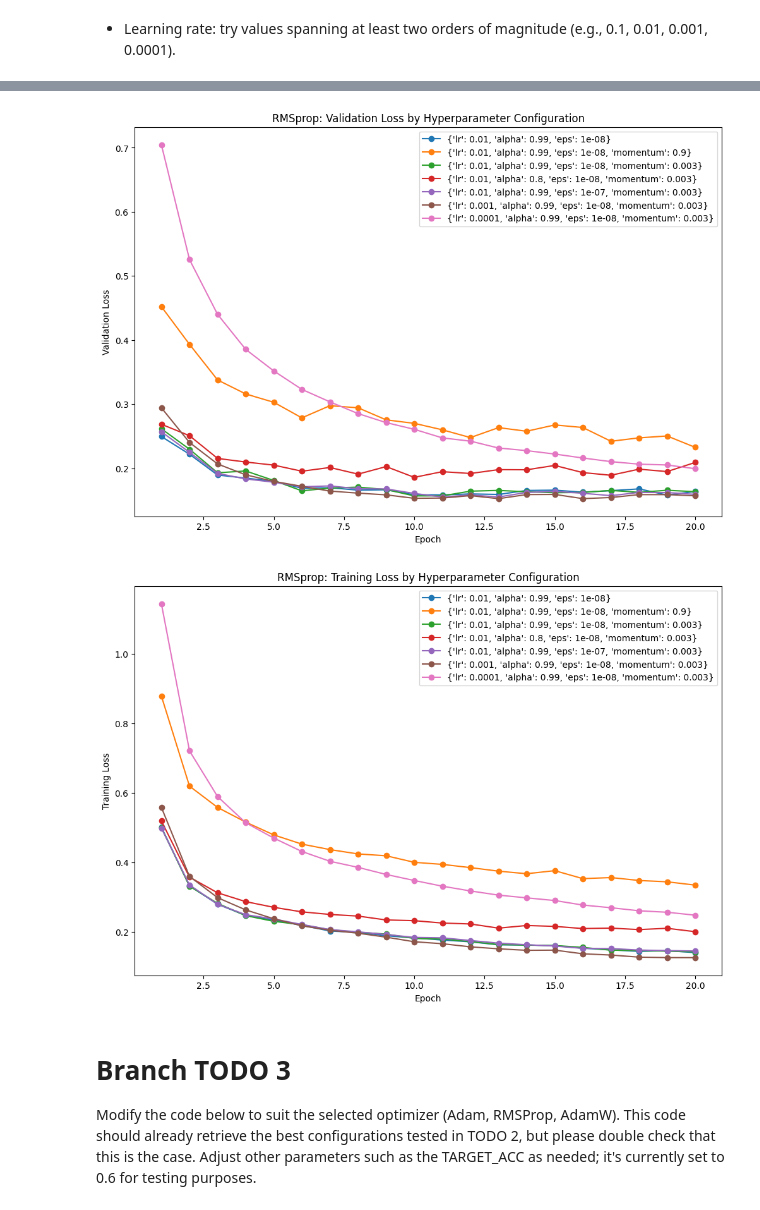
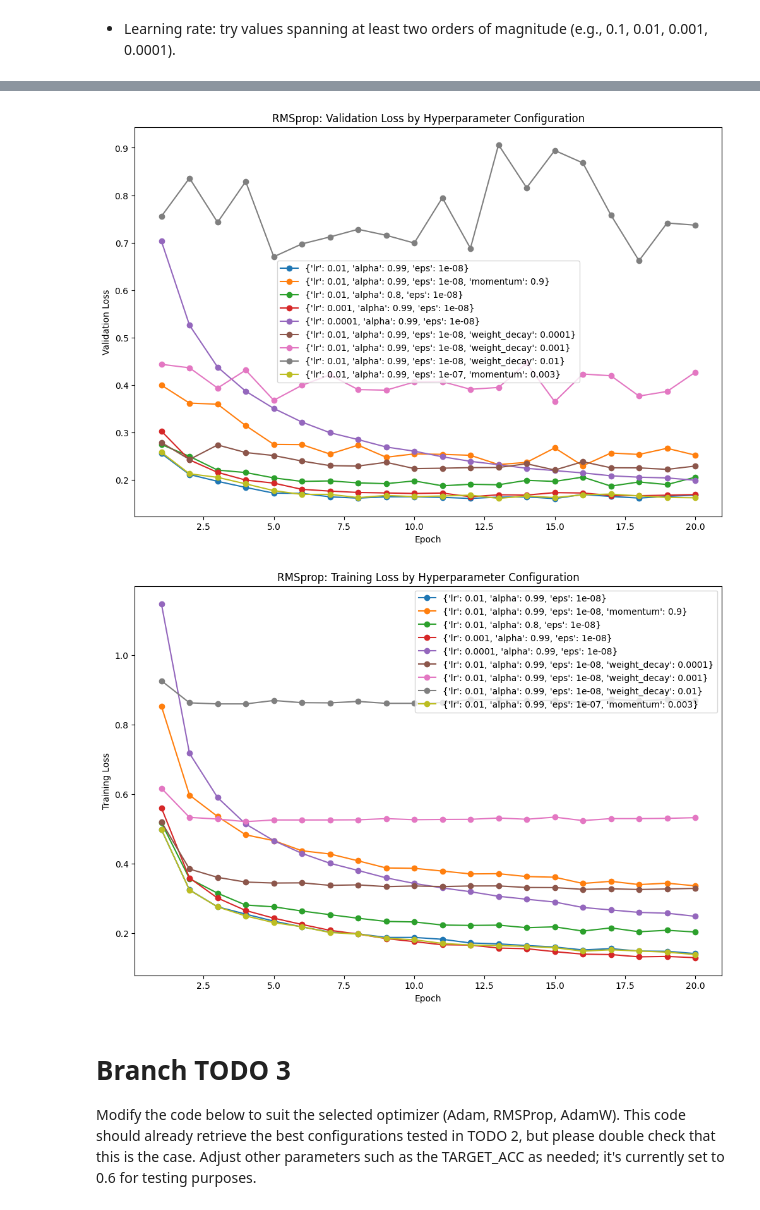
Before and after one commit to yaofu-yang/aigc-5500-midterm-project, a Jupyter notebook: src/rmsprop_model.ipynb, the cells around one changed output, grey strips where cells are left out. Drawn from its saved outputs; the diff is of its cells as text; code cells hidden in the pictures.

Commit message:
Adding weight decay parameter

```diff
--- a/src/rmsprop_model.ipynb
+++ b/src/rmsprop_model.ipynb
@@ -419,25 +419,35 @@ The reusable cross-validation function should be compatible with both approaches
 # %%
 # Example code for optimizer trials with different hyperparameter configurations
 
-# Using Adam as the example
 optimizer_name = "RMSprop"
 optimizer_class = torch.optim.RMSprop
 
 # Define sample hyperparamters.
 # To fulfill requirements, need to have four unique configurations
+# hyperparameters = [
+#     {"lr" :0.01, "alpha" : 0.99, "eps" :1e-8},
+#     {"lr": 0.01,   "alpha": 0.99, "eps": 1e-8, "momentum":  0.9},
+#     # {"lr": 0.01,   "alpha": 0.99, "eps": 1e-8, "momentum":  0.001},
+#     {"lr": 0.01,   "alpha": 0.99, "eps": 1e-8, "momentum":  0.003},
+#     {"lr": 0.01,   "alpha": 0.80, "eps": 1e-8, "momentum":  0.003},
+#     {"lr": 0.01,   "alpha": 0.99,  "eps": 1e-07, "momentum":  0.003},
+#      {"lr": 0.001,   "alpha": 0.99, "eps": 1e-8, "momentum":  0.003 ,},
+#      {"lr": 0.0001,   "alpha": 0.99, "eps": 1e-8, "momentum":  0.003,"weight_decay": 1e-2}
+# ]
+
 hyperparameters = [
-    {"lr" :0.01, "alpha" : 0.99, "eps" :1e-8},
-    {"lr": 0.01,   "alpha": 0.99, "eps": 1e-8, "momentum":  0.9},
-    # {"lr": 0.01,   "alpha": 0.99, "eps": 1e-8, "momentum":  0.001},
-    {"lr": 0.01,   "alpha": 0.99, "eps": 1e-8, "momentum":  0.003},
-    {"lr": 0.01,   "alpha": 0.80, "eps": 1e-8, "momentum":  0.003},
-    {"lr": 0.01,   "alpha": 0.99,  "eps":  0.0000001, "momentum":  0.003},
-    # {"lr": 0.01,   "alpha": 0.01, "eps": 1e-8, "momentum":  0.004},
-    # {"lr": 0.01,   "alpha": 1.0, "eps": 1e-8, "momentum":  0.004}
-    # {"lr": 0.01,   "alpha": 0.009, "eps": 1e-8, "momentum":  0.004},
-     {"lr": 0.001,   "alpha": 0.99, "eps": 1e-8, "momentum":  0.003},
-     {"lr": 0.0001,   "alpha": 0.99, "eps": 1e-8, "momentum":  0.003}
+    {"lr": 0.01,   "alpha": 0.99, "eps": 1e-8},
+    {"lr": 0.01,   "alpha": 0.99, "eps": 1e-8, "momentum": 0.9},
+    {"lr": 0.01,   "alpha": 0.80, "eps": 1e-8},
+    {"lr": 0.001,  "alpha": 0.99, "eps": 1e-8},
+    {"lr": 0.0001, "alpha": 0.99, "eps": 1e-8},
+    {"lr": 0.01,   "alpha": 0.99, "eps": 1e-8, "weight_decay": 1e-4},
+    {"lr": 0.01,   "alpha": 0.99, "eps": 1e-8, "weight_decay": 1e-3},
+    {"lr": 0.01,   "alpha": 0.99, "eps": 1e-8, "weight_decay": 1e-2},
+    {"lr": 0.01,   "alpha": 0.99,  "eps": 1e-07, "momentum":  0.003},
 ]
+
+
 
 # Will store the results from the best configuration for this optimizer
 best_configuration_results = {}
@@ -525,5 +535,5 @@ Mean Validation Accuracy: 0.9580
-[figure, old version]
+[figure, new version]
-[figure, old version]
+[figure, new version]
 # %% [markdown]
 # Branch TODO 3
 Modify the code below to suit the selected optimizer (Adam, RMSProp, AdamW).
```
Also changed, not shown: parts of 3 cells of this notebook.
